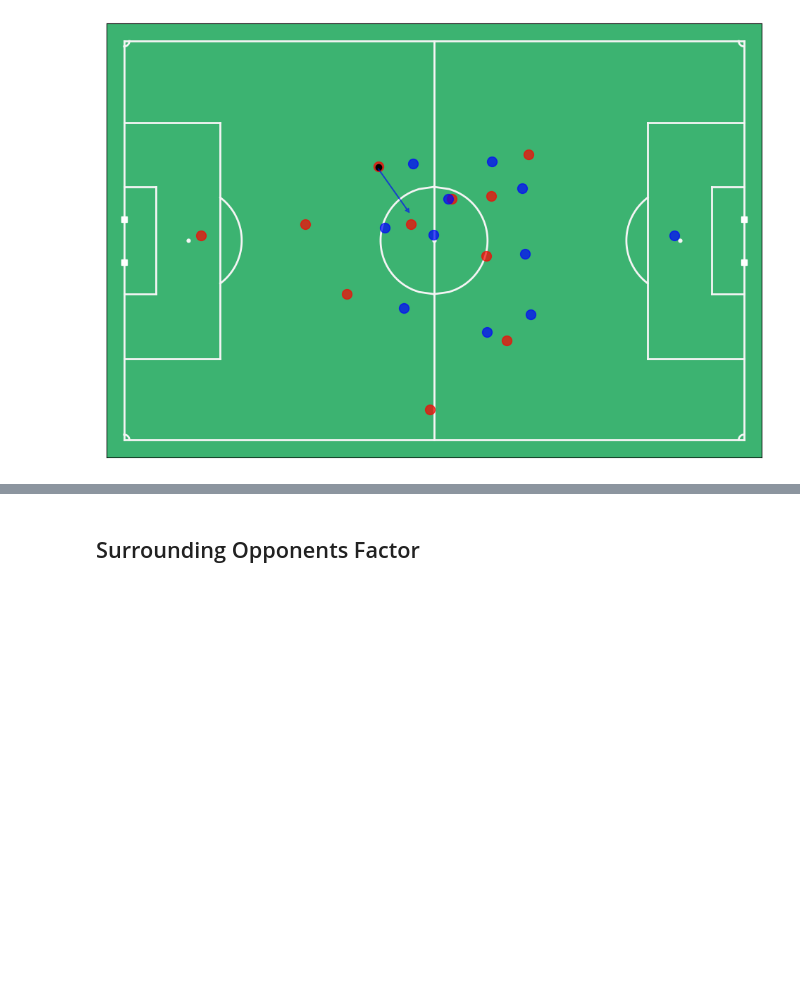
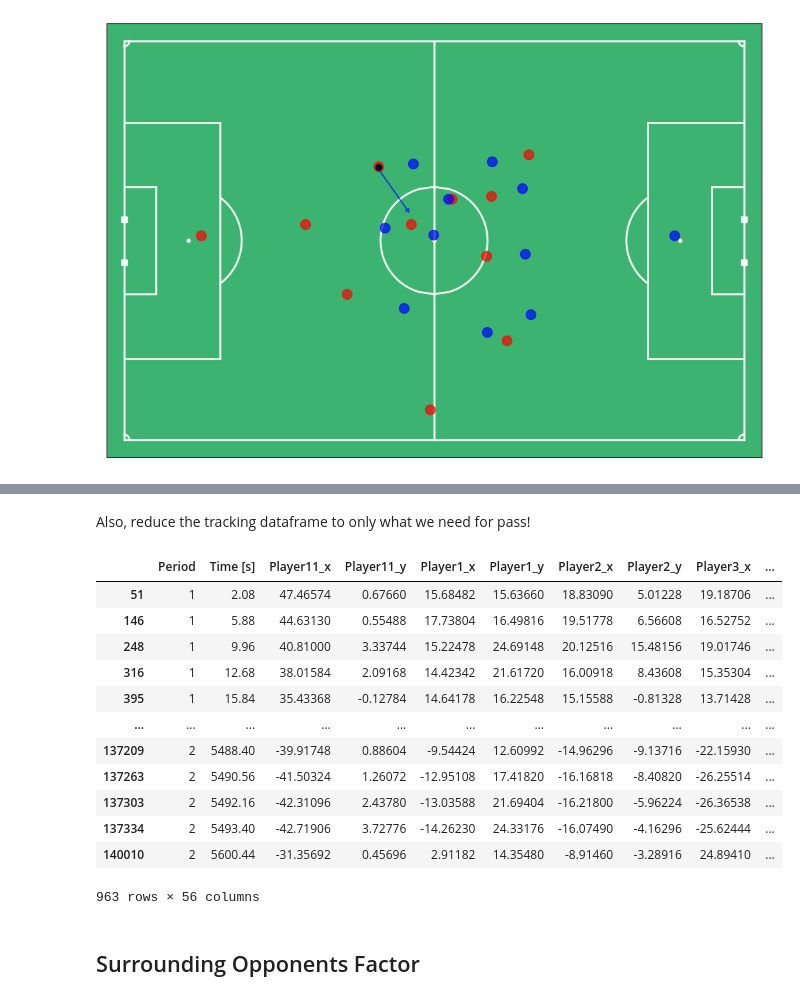
Before and after one commit to heysteph/Project1, a Jupyter notebook: example_notebook.ipynb, the cells around one changed output, grey strips where cells are left out. Saved outputs shown, nothing was run; the diff lists cells and outputs as text; code cells hidden in the pictures; blank space fills up the shorter version.

```diff
--- a/example_notebook.ipynb
+++ b/example_notebook.ipynb
@@ -191,2 +199,23 @@ array([nan, 'HEAD', 'CROSS', 'DEEP BALL', 'GOAL KICK'], dtype=object)
+# %% [markdown]
+Also, reduce the tracking dataframe to only what we need for pass!
+# %%
+passes.frames = passes["Start Frame"].tolist()
+len(passes.frames)
+trackingpasses=tracking.loc[passes.frames,]
+trackingpasses
+# %% [output]
+|  | Period | Time [s] | Player11_x | Player11_y | Player1_x | Player1_y | Player2_x | Player2_y | Player3_x | ... |
+| 51 | 1 | 2.08 | 47.46574 | 0.67660 | 15.68482 | 15.63660 | 18.83090 | 5.01228 | 19.18706 | ... |
+| 146 | 1 | 5.88 | 44.63130 | 0.55488 | 17.73804 | 16.49816 | 19.51778 | 6.56608 | 16.52752 | ... |
+| 248 | 1 | 9.96 | 40.81000 | 3.33744 | 15.22478 | 24.69148 | 20.12516 | 15.48156 | 19.01746 | ... |
+| 316 | 1 | 12.68 | 38.01584 | 2.09168 | 14.42342 | 21.61720 | 16.00918 | 8.43608 | 15.35304 | ... |
+| 395 | 1 | 15.84 | 35.43368 | -0.12784 | 14.64178 | 16.22548 | 15.15588 | -0.81328 | 13.71428 | ... |
+| ... | ... | ... | ... | ... | ... | ... | ... | ... | ... | ... |
+| 137209 | 2 | 5488.40 | -39.91748 | 0.88604 | -9.54424 | 12.60992 | -14.96296 | -9.13716 | -22.15930 | ... |
+| 137263 | 2 | 5490.56 | -41.50324 | 1.26072 | -12.95108 | 17.41820 | -16.16818 | -8.40820 | -26.25514 | ... |
+| 137303 | 2 | 5492.16 | -42.31096 | 2.43780 | -13.03588 | 21.69404 | -16.21800 | -5.96224 | -26.36538 | ... |
+| 137334 | 2 | 5493.40 | -42.71906 | 3.72776 | -14.26230 | 24.33176 | -16.07490 | -4.16296 | -25.62444 | ... |
+| 140010 | 2 | 5600.44 | -31.35692 | 0.45696 | 2.91182 | 14.35480 | -8.91460 | -3.28916 | 24.89410 | ... |
+963 rows × 56 columns
 # %% [markdown]
 ## Surrounding Opponents Factor
```
Also changed, not shown: parts of 13 cells of this notebook, 2 other files.
